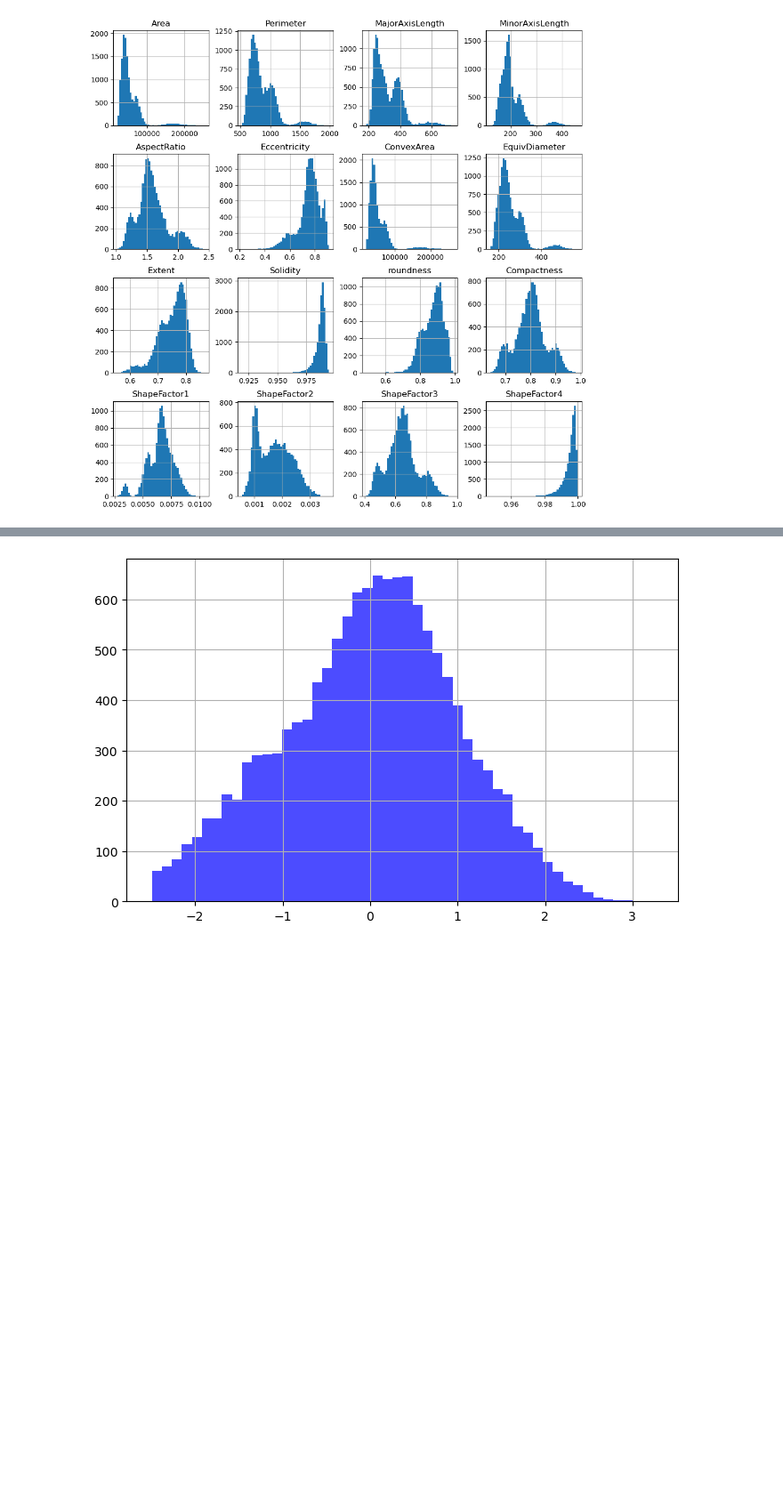
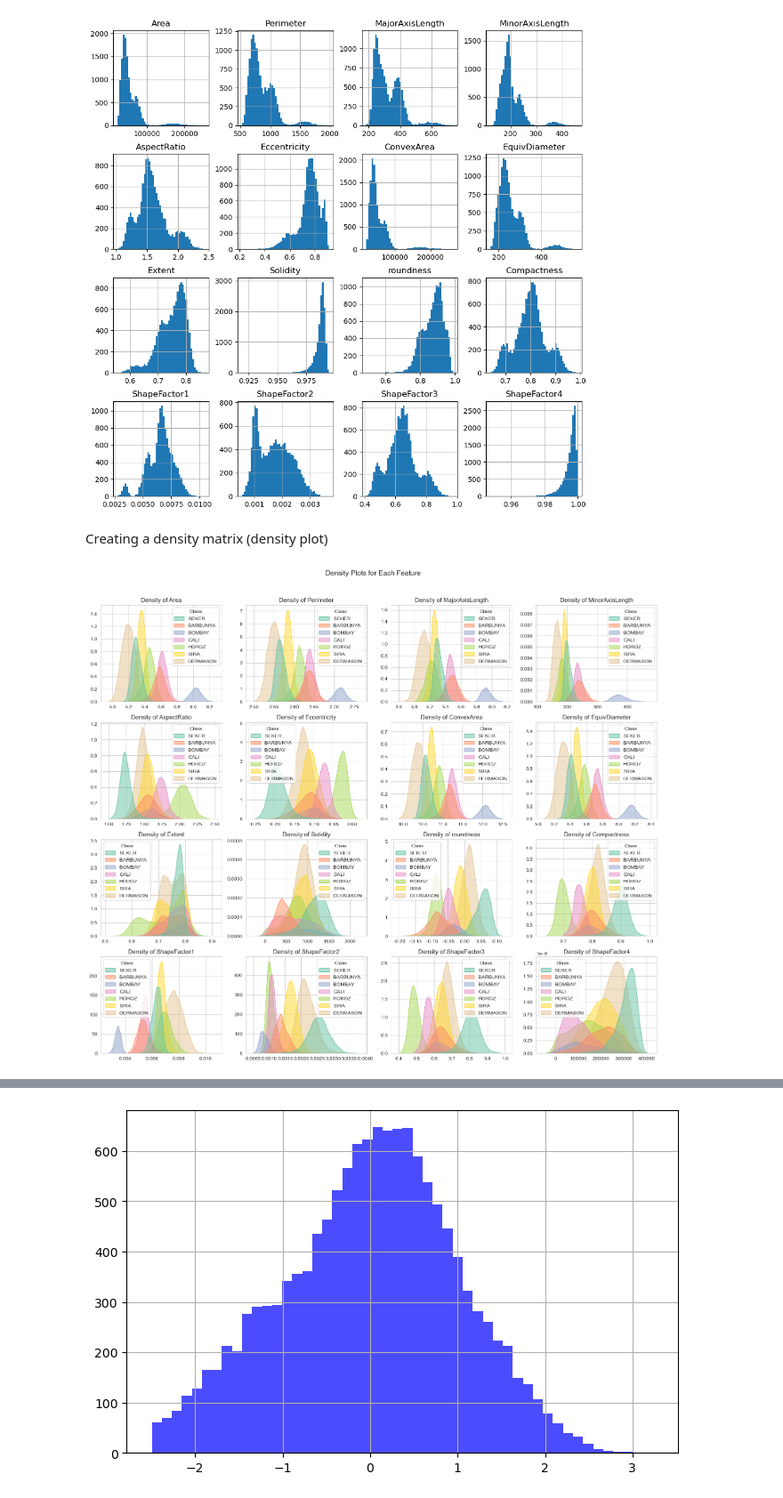
Before and after one commit to MaxNoLV/ml_pa_project, a Jupyter notebook: beans_class_project.ipynb, the cells around one changed output, grey strips where cells are left out. Shown at 89% size. Saved outputs shown, nothing was run; the diff lists cells and outputs as text; code cells hidden in the pictures; blank space fills up the shorter version.

```diff
--- a/beans_class_project.ipynb
+++ b/beans_class_project.ipynb
@@ -77,3 +105,26 @@ data.hist(bins=50, figsize=(12, 12))
 plt.show()
 # %% [output]
 [figure]
+# %% [markdown]
+Creating a density matrix (density plot)
+# %%
+sns.set_style("whitegrid")
+
+labels = data["Class"]
+features = data.drop("Class", axis=1)
+
+fig, axes = plt.subplots(nrows=4, ncols=4, figsize=(16, 14))  # Adjust the figure size as needed
+fig.suptitle('Density Plots for Each Feature', fontsize=14)
+
+axes = axes.flatten()
+
+for i, feature in enumerate(features.columns):
+    sns.kdeplot(data=data, x=feature, hue="Class", fill=True, ax=axes[i], palette="Set2", alpha=0.5)
+    axes[i].set_title(f'Density of {feature}')
+    axes[i].set_xlabel('')
+    axes[i].set_ylabel('')
+
+plt.tight_layout(rect=[0, 0, 1, 0.96])  # Adjust the rectangle in tight_layout
+plt.show()
+# %% [output]
+[figure, added]
```
Also changed, not shown: parts of 13 cells of this notebook.
